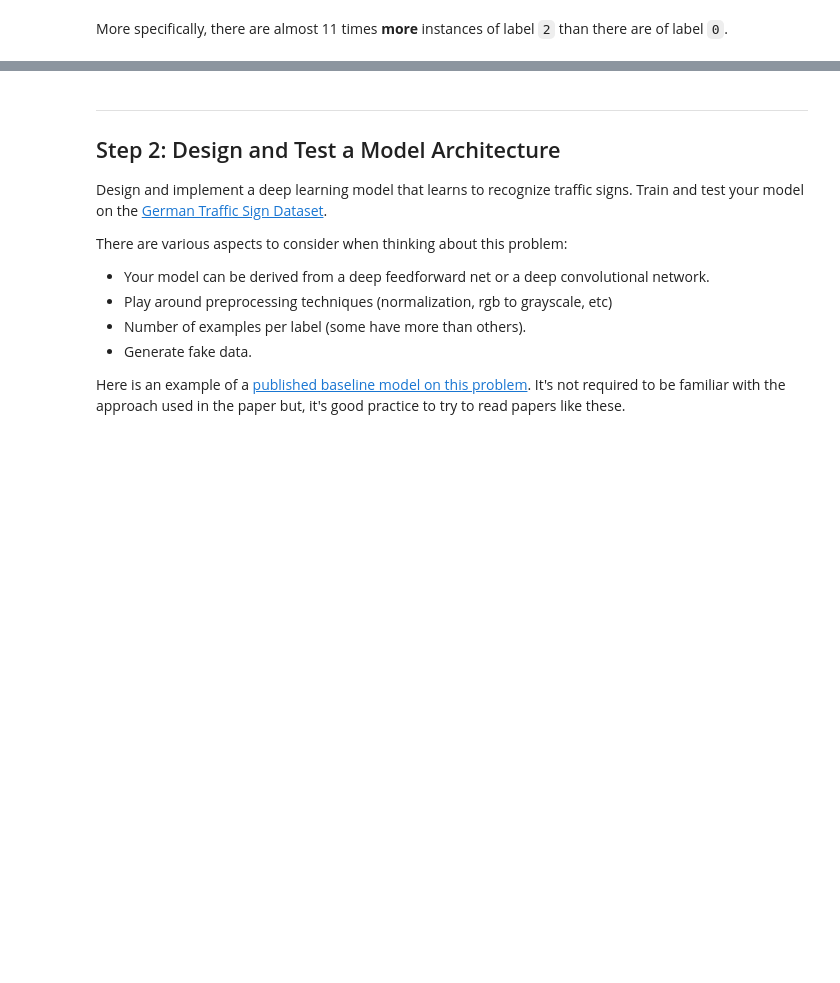
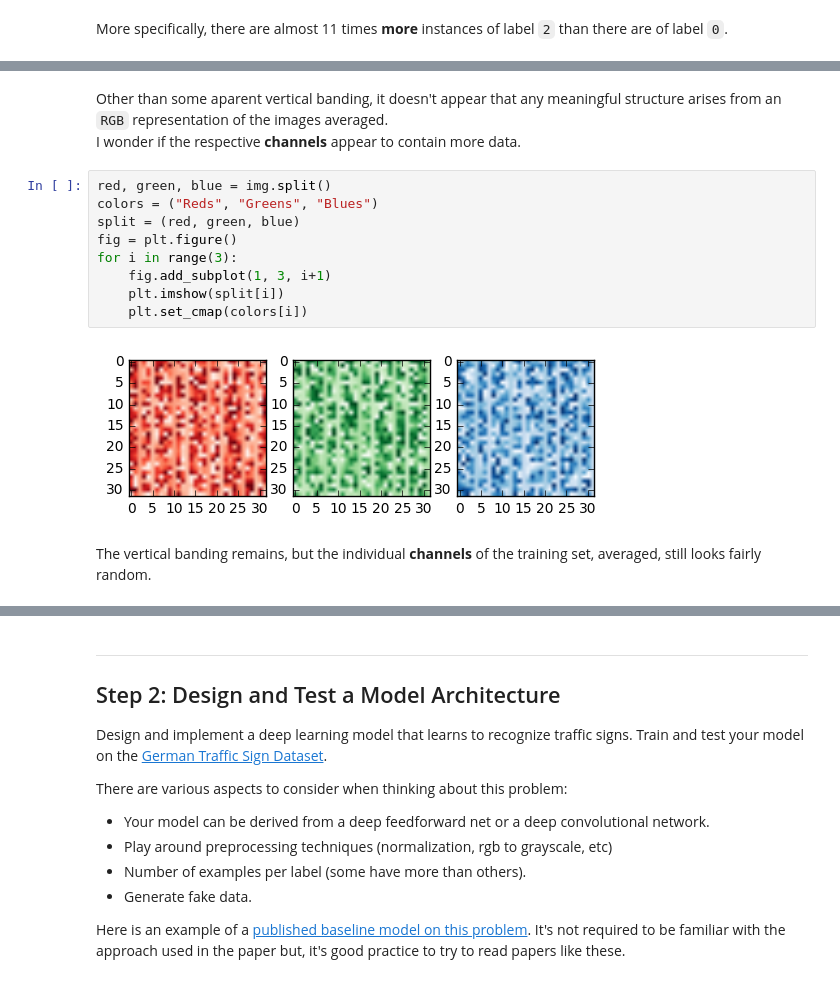
Before and after one commit to mgruben/traffic-signs, a Jupyter notebook: Traffic_Signs_Recognition.ipynb, the cells around one changed output, grey strips where cells are left out. Cells and saved outputs as stored; diff of their text form; blank space fills up the shorter version.

```diff
--- a/Traffic_Signs_Recognition.ipynb
+++ b/Traffic_Signs_Recognition.ipynb
@@ -117,0 +131,16 @@ More specifically, there are almost 11 times **more** instances of label `2` tha
+# %% [markdown]
+Other than some aparent vertical banding, it doesn't appear that any meaningful structure arises from an `RGB` representation of the images averaged.
+I wonder if the respective **channels** appear to contain more data.
+# %%
+red, green, blue = img.split()
+colors = ("Reds", "Greens", "Blues")
+split = (red, green, blue)
+fig = plt.figure()
+for i in range(3):
+    fig.add_subplot(1, 3, i+1)
+    plt.imshow(split[i])
+    plt.set_cmap(colors[i])
+# %% [output]
+[figure, added]
+# %% [markdown]
+The vertical banding remains, but the individual **channels** of the training set, averaged, still looks fairly random.
```
Also changed, not shown: parts of 8 cells of this notebook.
